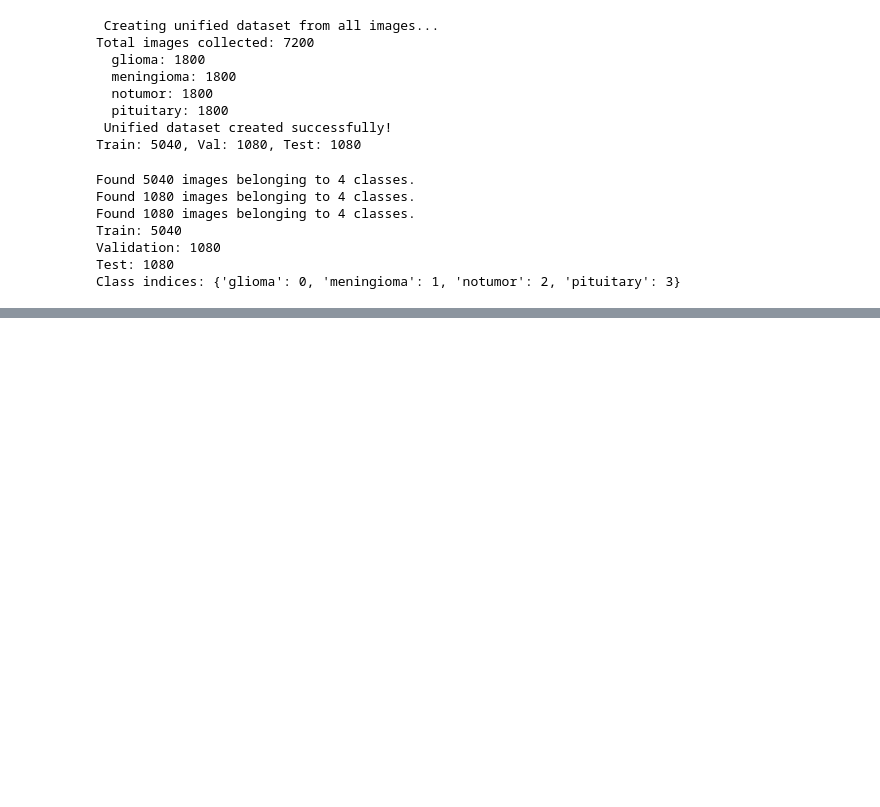
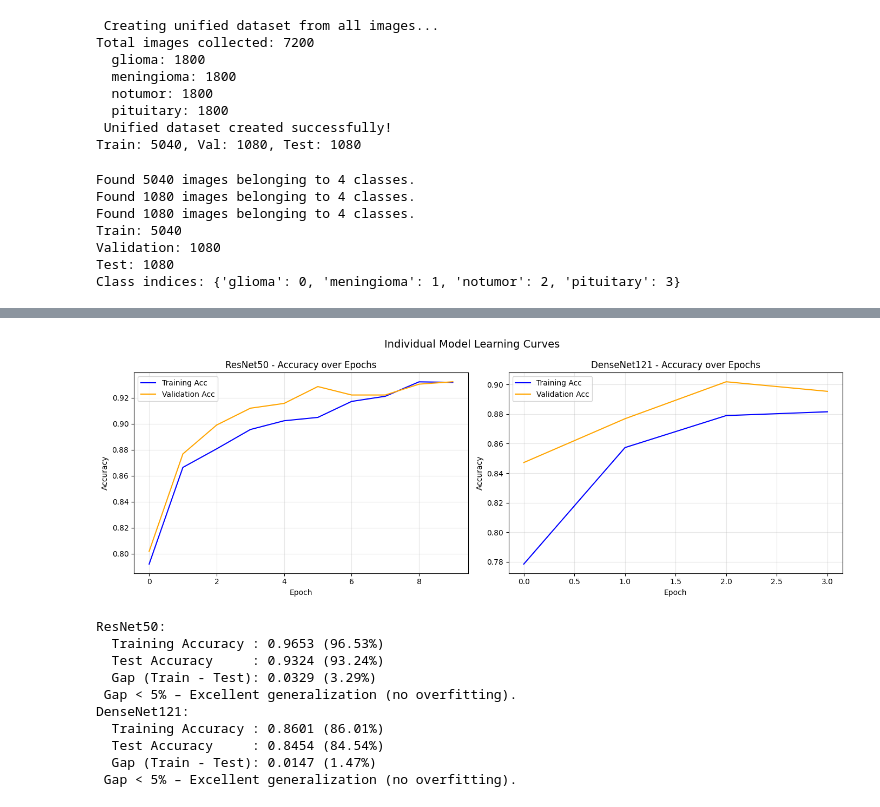
Before and after one commit to Maharun-nasa/Brain_tumor, a Jupyter notebook: brain-tumor-detection.ipynb, the cells around one changed output, grey strips where cells are left out. Drawn from its saved outputs; the diff is of its cells as text; code cells hidden in the pictures; blank space fills up the shorter version.

```diff
--- a/brain-tumor-detection.ipynb
+++ b/brain-tumor-detection.ipynb
@@ -522,0 +746,73 @@ weighted avg       0.96      0.96      0.96      1080
+# %%
+# PLOT TRAINING & VALIDATION ACCURACY FOR THE TWO MODELS
+fig, (ax1, ax2) = plt.subplots(1, 2, figsize=(14, 5))
+
+# ResNet50 history
+ax1.plot(history_resnet.history['accuracy'], label='Training Acc', color='blue')
+ax1.plot(history_resnet.history['val_accuracy'], label='Validation Acc', color='orange')
+ax1.set_title('ResNet50 - Accuracy over Epochs')
+ax1.set_xlabel('Epoch')
+ax1.set_ylabel('Accuracy')
+ax1.legend()
+ax1.grid(True, alpha=0.3)
+# DenseNet121 history
+ax2.plot(history_densenet.history['accuracy'], label='Training Acc', color='blue')
+ax2.plot(history_densenet.history['val_accuracy'], label='Validation Acc', color='orange')
+ax2.set_title('DenseNet121 - Accuracy over Epochs')
+ax2.set_xlabel('Epoch')
+ax2.set_ylabel('Accuracy')
+ax2.legend()
+ax2.grid(True, alpha=0.3)
+
+plt.suptitle('Individual Model Learning Curves', fontsize=14)
+plt.tight_layout()
+plt.show()
+
+# GAP CHECK (TRAIN - TEST) FOR RESNET50 & DENSENET121
+
+def get_accuracy(model, generator):
+    generator.reset()
+    pred_probs = model.predict(generator, verbose=0)
+    pred = np.argmax(pred_probs, axis=1)
+    true = generator.classes
+    return accuracy_score(true, pred)
+
+# ResNet50
+train_acc_resnet = get_accuracy(resnet_model, train_eval_gen)
+test_acc_resnet  = get_accuracy(resnet_model, test_eval_gen)
+gap_resnet = train_acc_resnet - test_acc_resnet
+
+print("ResNet50:")
+print(f"  Training Accuracy : {train_acc_resnet:.4f} ({train_acc_resnet*100:.2f}%)")
+print(f"  Test Accuracy     : {test_acc_resnet:.4f} ({test_acc_resnet*100:.2f}%)")
+print(f"  Gap (Train - Test): {gap_resnet:.4f} ({gap_resnet*100:.2f}%)")
+if gap_resnet < 0.05:
+    print(" Gap < 5% – Excellent generalization (no overfitting).")
+else:
+    print(" Gap > 5% – Check for possible overfitting.")
+
+# DenseNet121
+train_acc_densenet = get_accuracy(densenet_model, train_eval_gen)
+test_acc_densenet  = get_accuracy(densenet_model, test_eval_gen)
+gap_densenet = train_acc_densenet - test_acc_densenet
+
+print("DenseNet121:")
+print(f"  Training Accuracy : {train_acc_densenet:.4f} ({train_acc_densenet*100:.2f}%)")
+print(f"  Test Accuracy     : {test_acc_densenet:.4f} ({test_acc_densenet*100:.2f}%)")
+print(f"  Gap (Train - Test): {gap_densenet:.4f} ({gap_densenet*100:.2f}%)")
+if gap_densenet < 0.05:
+    print(" Gap < 5% – Excellent generalization (no overfitting).")
+else:
+    print(" Gap > 5% – Check for possible overfitting.")
+# %% [output]
+[figure, added]
+ResNet50:
+  Training Accuracy : 0.9653 (96.53%)
+  Test Accuracy     : 0.9324 (93.24%)
+  Gap (Train - Test): 0.0329 (3.29%)
+ Gap < 5% – Excellent generalization (no overfitting).
+DenseNet121:
+  Training Accuracy : 0.8601 (86.01%)
+  Test Accuracy     : 0.8454 (84.54%)
+  Gap (Train - Test): 0.0147 (1.47%)
+ Gap < 5% – Excellent generalization (no overfitting).
```
Also changed, not shown: parts of 12 cells of this notebook, 3 other files.
